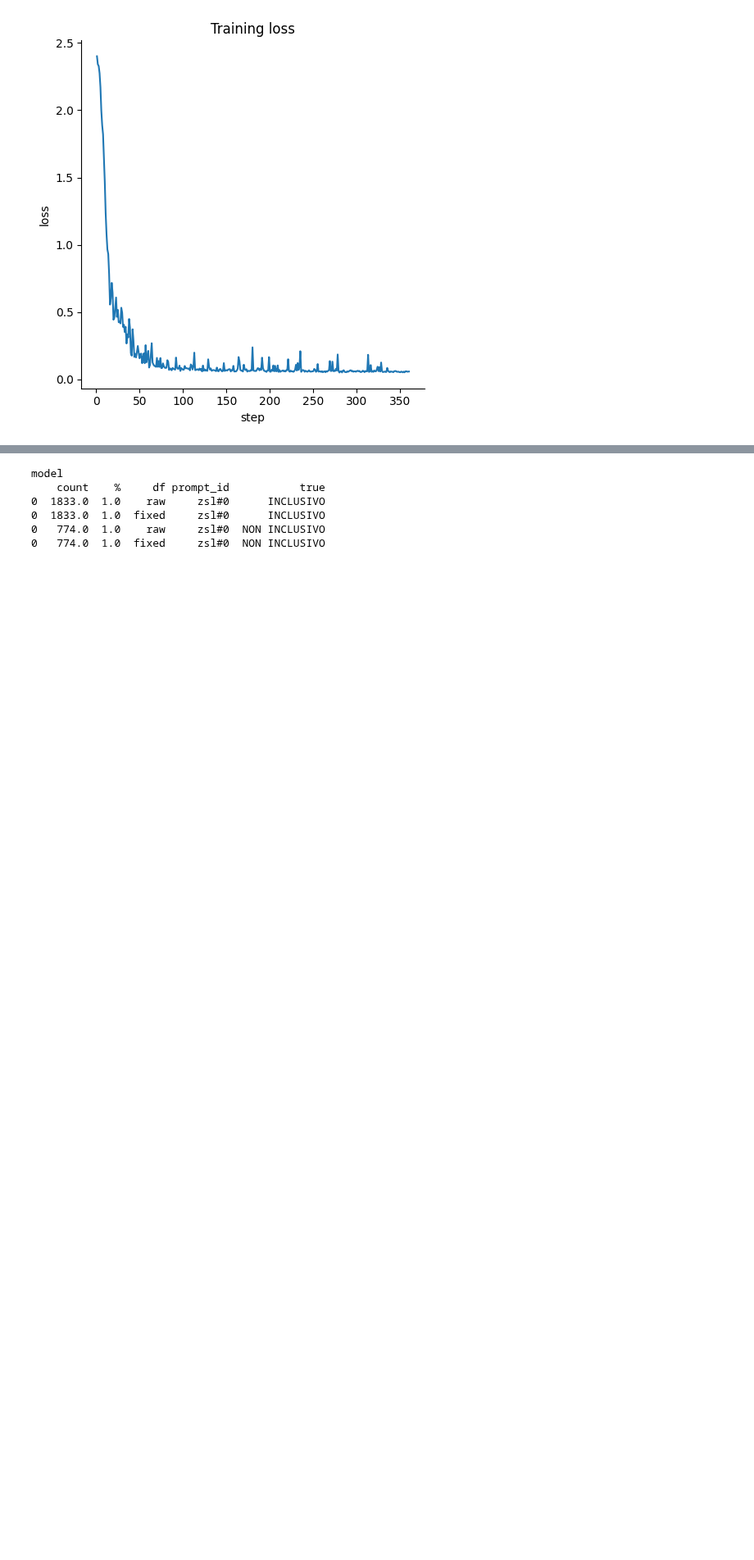
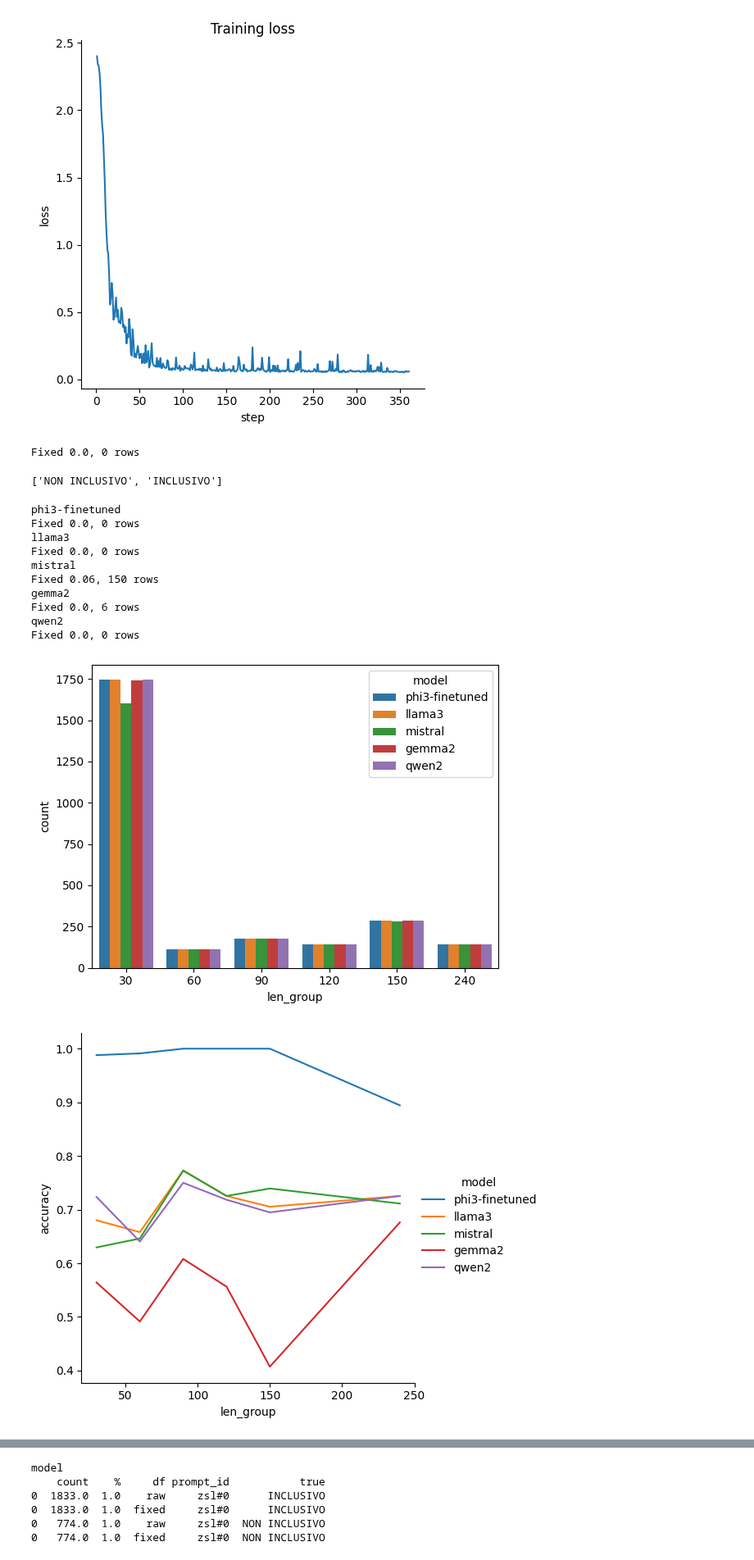
Before and after one commit to tommasoromano/unimi-language-detection, a Jupyter notebook: analysis.ipynb, the cells around one changed output, grey strips where cells are left out. Shown at 82% size. Drawn from its saved outputs; the diff is of its cells as text; code cells hidden in the pictures; blank space fills up the shorter version.

```diff
--- a/analysis.ipynb
+++ b/analysis.ipynb
@@ -79,3 +50,62 @@ plt.title('Training loss')
 plt.show()
 # %% [output]
 [figure]
+# %%
+df = pd.read_csv(sc_csv_name("qwen2", False, False))
+df = fix_df(df)
+df = fix_df_model_response(df, 'qwen2')
+df['response'].unique().tolist()
+# %% [output]
+Fixed 0.0, 0 rows
+['NON INCLUSIVO', 'INCLUSIVO']
+# %%
+dfs_all = []
+dfs_by_len = []
+# df = pd.read_csv(f'results/{model}_split-long-v0.csv')
+for model in [
+"phi3-finetuned",
+"llama3",
+"mistral",
+"gemma2",
+"qwen2",
+]:
+    print(model)
+    try:
+        df = pd.read_csv(sc_csv_name(model, False, False))
+        df = fix_df(df)
+        # df = count_contains(df, "response", "INCLUSIVO", True)
+        # df = simple_fix_response(df)
+        df = fix_df_model_response(df, model)
+        # confusion_matrix(df)
+        df = make_df_len(df)
+        dfs_all.append((df,model))
+        for l in df['len_group'].unique():
+            df_ = df[df['len_group'] == l]
+            dfs_by_len.append((df_,f"{model}_{l}"))
+    except Exception as e:
+        print(model, e)
+
+plot_len_groups(dfs_all)
+df_all_metrics = metrics_of_dfs(dfs_all)
+df_len_metrics = metrics_of_dfs(dfs_by_len)
+df_metrics_fix = fix_df_len_metrics(df_len_metrics)
+plot_len_metrics(df_metrics_fix, "accuracy")
+plot_len_metrics(df_metrics_fix, "precision")
+
+# plot_mult_metrics(df_metrics, [
+#     "pred/gt_pos%",
+#     "pred/gt_neg%",
+#     ])
+# %% [output]
+phi3-finetuned
+Fixed 0.0, 0 rows
+llama3
+Fixed 0.0, 0 rows
+mistral
+Fixed 0.06, 150 rows
+gemma2
+Fixed 0.0, 6 rows
+qwen2
+Fixed 0.0, 0 rows
+[figure, added]
+[figure, added]
```
Also changed, not shown: parts of 6 cells of this notebook, 26 other files.
